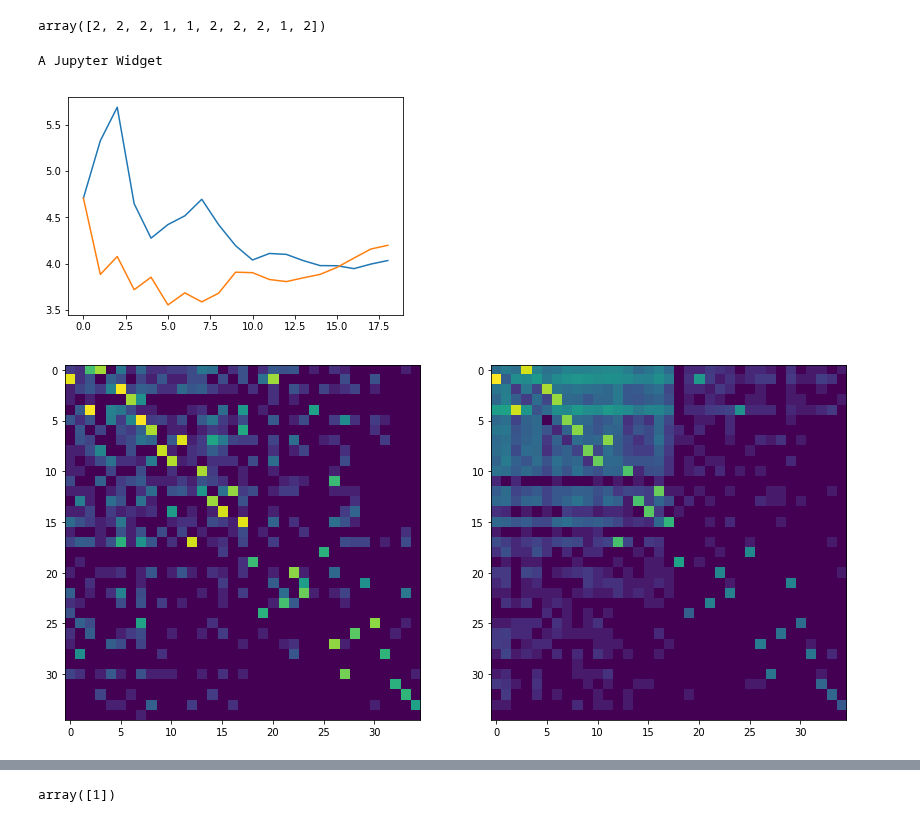
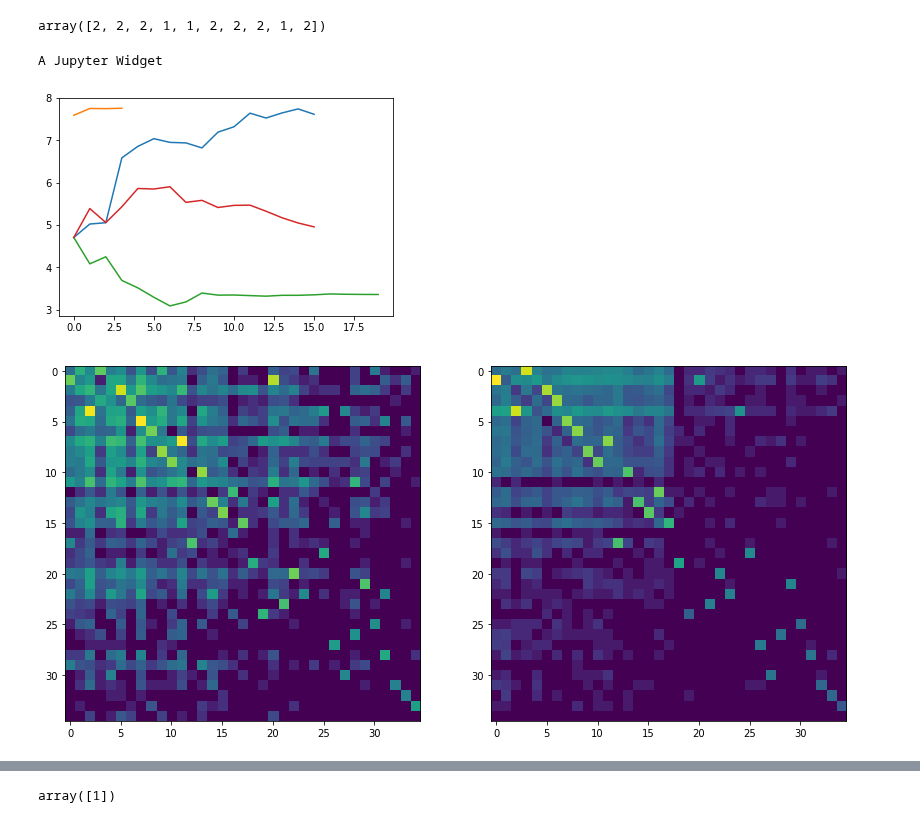
Before and after one commit to rykachevskiy/CRISPR, a Jupyter notebook: Probabilistic_model/default_ver2.ipynb, the cells around one changed output, grey strips where cells are left out. Drawn from its saved outputs; the diff is of its cells as text; code cells hidden in the pictures.

```diff
--- a/Probabilistic_model/default_ver2.ipynb
+++ b/Probabilistic_model/default_ver2.ipynb
@@ -283,36 +283,36 @@ population_f, population_b, MAX_LEN = population_from_list_of_lists(population_a
 population_ratio = []
 
 for i in tqdm_notebook(range(50)) :
     all_pairs = []
     for seq in np.vstack((population_f,reverse_population(population_b))):
         seq = seq[seq != -1][1:]
         for x in ngrams(seq,2):
             all_pairs.append(x)
 
     cp_1, cp_2, cp_3 = 0,0,0
     for p in all_pairs:
         if p in pairs_1:
             cp_1+=1
         elif p in pairs_2:
             cp_2+=1
         else:
             cp_3+=1
 
     population_ratio.append(cp_1 / cp_2)
 
-    population_f, population_b = PCR_cycle(population_f, population_b, np.array([100000,1]))
+    population_f, population_b = PCR_cycle(population_f, population_b, np.array([1,1]))
 
-    if population_f.shape[0] > 20000:
+    if population_f.shape[0] > 15000:
         break
 
 all_ratios_plots.append(population_ratio)
 
 for p_r in all_ratios_plots:
     plt.plot(p_r)
 plt.show()
 # %% [output]
 A Jupyter Widget
-[figure, old version]
+[figure, new version]
 # %%
 gr = pairs_to_graph(all_pairs, 35)
 # %%
@@ -321,7 +321,7 @@ tr_gr_4 = np.load("../../data/graphs/ES4_22.npy")[:35,:35].astype(int)
 # %%
 plot_grs(gr, tr_gr_3, s = 14, log=1)
 # %% [output]
-[figure, old version]
+[figure, new version]
 # %%
 population_as_list
 # %% [output]
```
Also changed, not shown: parts of 4 cells of this notebook, 7 other files.
